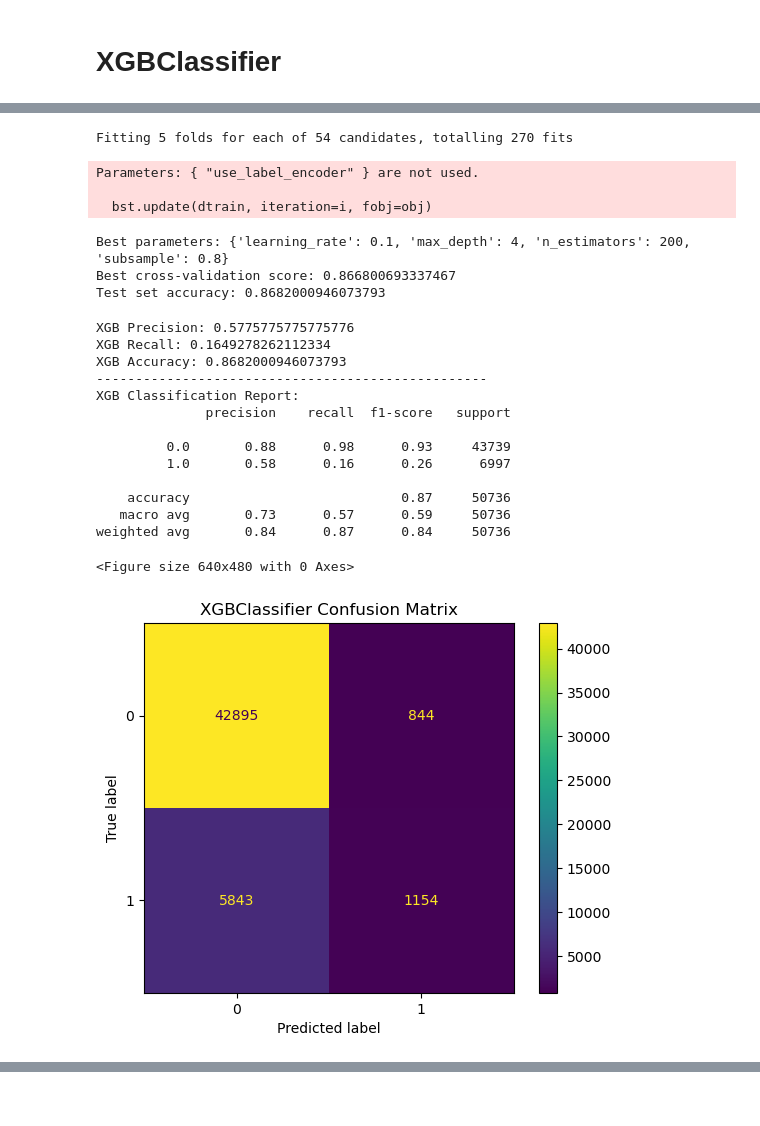
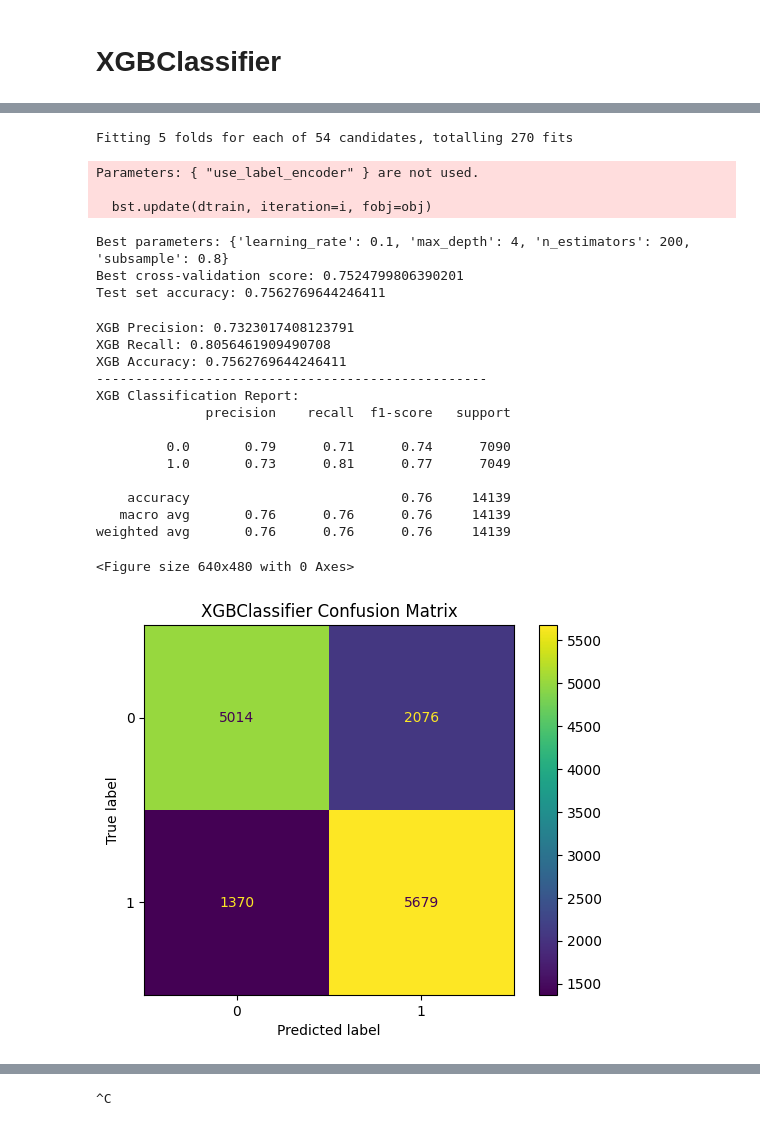
Before and after one commit to abstract-inf/diabetes-prediction, a Jupyter notebook: code.ipynb, the cells around one changed output, grey strips where cells are left out. Saved outputs shown, nothing was run; the diff lists cells and outputs as text; code cells hidden in the pictures; blank space fills up the shorter version.

Commit message:
balanced XGBoost

```diff
--- a/code.ipynb
+++ b/code.ipynb
@@ -266,8 +266,8 @@ mlflow.end_run()
 # XGBClassifier
 # %%
 mlflow.set_experiment('diabetes_classification')
-mlflow.start_run(run_name='XGBClasifier')
-mlflow.set_tag("Scaled Data", False)
+mlflow.start_run(run_name='XGBClasifier_Balanced')
+mlflow.set_tag("Feature Selection", True)
 # %%
 %pip install xgboost
 # %% [output]
@@ -291,7 +293,7 @@ Note: you may need to restart the kernel to use updated packages.
 # %%
 from sklearn.model_selection import train_test_split
 
-df = pd.read_csv('diabetes_binary_health_indicators_BRFSS2015.csv')
+df = pd.read_csv('diabetes_binary_5050split_health_indicators_BRFSS2015.csv')
 
 X = df.drop(columns=['Diabetes_binary'])
 y = df['Diabetes_binary']
@@ -310,15 +337,22 @@ param_grid = {
 
 xgb = XGBClassifier(objective='binary:logistic', use_label_encoder=False, eval_metric='logloss')
 
-grid_search = GridSearchCV(estimator=xgb, param_grid=param_grid, scoring='accuracy', cv=5, n_jobs=-1, verbose=1)
-grid_search.fit(X_train, y_train)
+grid_search = GridSearchCV(
+    estimator=xgb,
+    param_grid=param_grid,
+    scoring='accuracy',
+    cv=5,
+    n_jobs=-1,
+    verbose=1
+)
+grid_search.fit(X_train_selected, y_train)
 
 print("Best parameters:", grid_search.best_params_)
 print("Best cross-validation score:", grid_search.best_score_)
 
-# Evaluate on test set
+# Evaluate on the test set using selected features
 best_xgb = grid_search.best_estimator_
-test_accuracy = best_xgb.score(X_test, y_test)
+test_accuracy = best_xgb.score(X_test_selected, y_test)
 print("Test set accuracy:", test_accuracy)
 # %% [output]
 Fitting 5 folds for each of 54 candidates, totalling 270 fits
@@ -326,11 +360,11 @@ Parameters: { "use_label_encoder" } are not used.
 
   bst.update(dtrain, iteration=i, fobj=obj)
 Best parameters: {'learning_rate': 0.1, 'max_depth': 4, 'n_estimators': 200, 'subsample': 0.8}
-Best cross-validation score: 0.866800693337467
-Test set accuracy: 0.8682000946073793
+Best cross-validation score: 0.7524799806390201
+Test set accuracy: 0.7562769644246411
 # %%
 from sklearn.metrics import classification_report, precision_score, recall_score, f1_score, confusion_matrix, ConfusionMatrixDisplay, accuracy_score
-y_pred_xgb = best_xgb.predict(X_test)
+y_pred_xgb = best_xgb.predict(X_test_selected)
 
 # compute metrics
 accuracy_xgb = accuracy_score(y_test, y_pred_xgb)
@@ -340,54 +374,54 @@ recall_xgb = recall_score(y_test, y_pred_xgb)
 f1_xgb = f1_score(y_test, y_pred_xgb)
 
 # log metrics to mlflow
-mlflow.log_metric("xgb_accuracy", accuracy_xgb)
-mlflow.log_metric("xgb_precision", precision_xgb)
-mlflow.log_metric("xgb_recall", recall_xgb)
-mlflow.log_metric("xgb_f1_score", f1_xgb)
+mlflow.log_metric("accuracy", accuracy_xgb)
+mlflow.log_metric("precision", precision_xgb)
+mlflow.log_metric("recall", recall_xgb)
+mlflow.log_metric("f1_score", f1_xgb)
 
 # compute and log confusion matrix details
 cm = confusion_matrix(y_test, y_pred_xgb)
 tp = cm[0][0]
 tn = cm[1][1]
 fp = cm[0][1]
 fn = cm[1][0]
 
-mlflow.log_metric("xgb_true_positive", tp)
-mlflow.log_metric("xgb_true_negative", tn)
-mlflow.log_metric("xgb_false_positive", fp)
-mlflow.log_metric("xgb_false_negative", fn)
+mlflow.log_metric("true_positive", tp)
+mlflow.log_metric("true_negative", tn)
+mlflow.log_metric("false_positive", fp)
+mlflow.log_metric("false_negative", fn)
 
 # plot and log confusion matrix
 plt.figure()
 ConfusionMatrixDisplay(cm).plot()
 plt.title('XGBClassifier Confusion Matrix')
 plt.savefig('xgb_confusion_matrix.png')
 mlflow.log_artifact('xgb_confusion_matrix.png', "xgb_confusion_matrix")
 
 # print the metrics
 print(f"XGB Precision: {precision_xgb}")
 print(f"XGB Recall: {recall_xgb}")
 print(f"XGB Accuracy: {accuracy_xgb}")
 print('-'*50)
 print(f"XGB Classification Report:\n{class_report_xgb}")
 plt.show()
 
 # log the best model
-mlflow.sklearn.log_model(best_xgb, "xgb_classifier_final")
+mlflow.sklearn.log_model(best_xgb, "xgb_classifier_balanced")
 mlflow.end_run()
 # %% [output]
-XGB Precision: 0.5775775775775776
-XGB Recall: 0.1649278262112334
-XGB Accuracy: 0.8682000946073793
+XGB Precision: 0.7323017408123791
+XGB Recall: 0.8056461909490708
+XGB Accuracy: 0.7562769644246411
 --------------------------------------------------
 XGB Classification Report:
               precision    recall  f1-score   support
 
-         0.0       0.88      0.98      0.93     43739
-         1.0       0.58      0.16      0.26      6997
+         0.0       0.79      0.71      0.74      7090
+         1.0       0.73      0.81      0.77      7049
 
-    accuracy                           0.87     50736
-   macro avg       0.73      0.57      0.59     50736
-weighted avg       0.84      0.87      0.84     50736
+    accuracy                           0.76     14139
+   macro avg       0.76      0.76      0.76     14139
+weighted avg       0.76      0.76      0.76     14139
 <Figure size 640x480 with 0 Axes>
-[figure, old version]
+[figure, new version]
@@ -395,2 +429,4 @@ weighted avg       0.84      0.87      0.84     50736
 # %%
 !mlflow ui --port 5000
+# %% [output]
+^C
```
Also changed, not shown: parts of 3 cells of this notebook, 33 other files.
